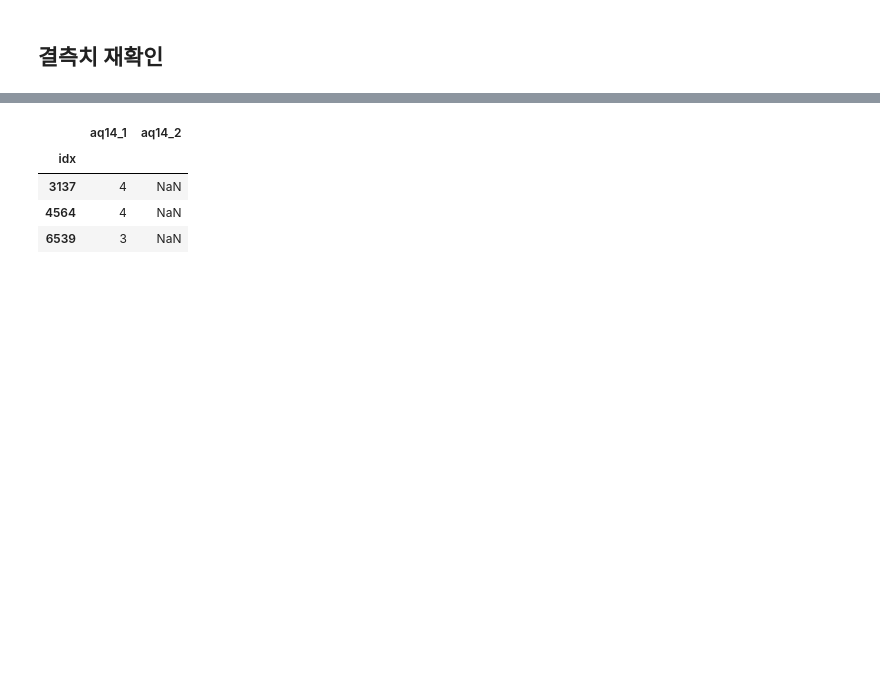
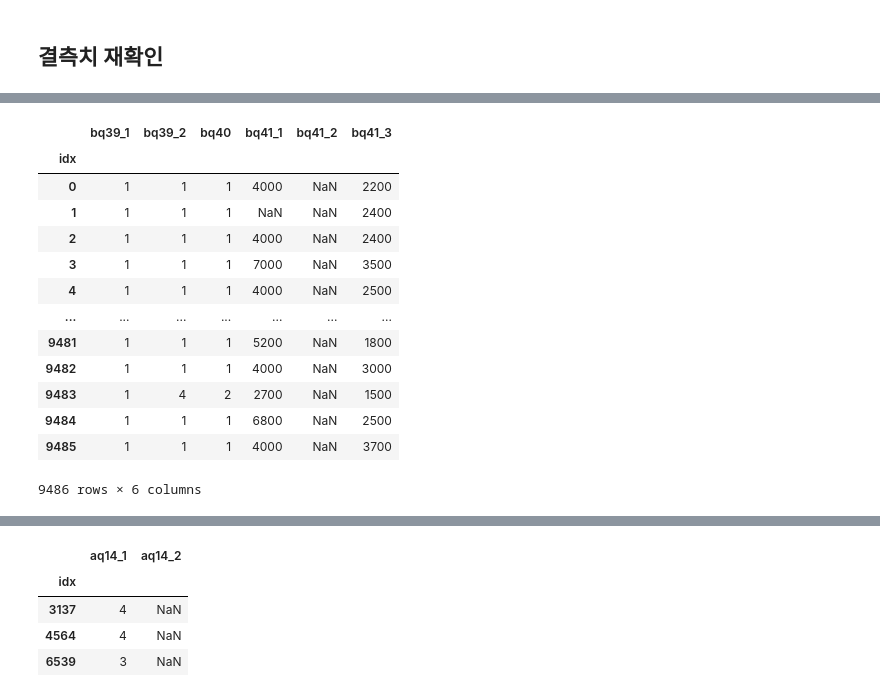
Before and after one commit to joniekwon/dacon, a Jupyter notebook: know/DAY1 EDA.ipynb, the cells around one changed output, grey strips where cells are left out. Saved outputs shown, nothing was run; the diff lists cells and outputs as text; code cells hidden in the pictures; blank space fills up the shorter version.

```diff
--- a/know/DAY1 EDA.ipynb
+++ b/know/DAY1 EDA.ipynb
@@ -457,0 +828,5 @@ test
+# %%
+know_train[0].loc[know_train[0].bq32.isna(),'bq32'] = '없음'
+know_test[0].loc[know_test[0].bq32.isna(),'bq32'] = '없음'
+know_train[0].loc[know_train[0].bq32=='없다','bq32'] = '없음'
+know_test[0].loc[know_test[0].bq32=='없다','bq32'] = '없음'
@@ -457,0 +866,5 @@ test
+# %%
+know_train[0].loc[know_train[0].bq33.isna(),'bq33'] = '모름'
+know_test[0].loc[know_test[0].bq33.isna(),'bq33'] = '모름'
+know_train[0].loc[know_train[0].bq33=='없다','bq33'] = '없음'
+know_test[0].loc[know_test[0].bq33=='없다','bq33'] = '없음'
@@ -457,0 +904,7 @@ test
+# %%
+know_train[0].loc[know_train[0].bq34.isna(),'bq34'] = '모름'
+know_test[0].loc[know_test[0].bq34.isna(),'bq34'] = '모름'
+know_train[0].loc[know_train[0].bq34=='없다','bq34'] = '없음'
+know_test[0].loc[know_test[0].bq34=='없다','bq34'] = '없음'
+know_train[0].loc[know_train[0].bq34=='모르겠음','bq34'] = '모름'
+know_test[0].loc[know_test[0].bq34=='모르겠음','bq34'] = '모름'
@@ -457,0 +956,3 @@ test
+# %%
+know_train[0].loc[know_train[0].bq38_1.isna(),'bq38_1'] = '미응답'
+know_test[0].loc[know_test[0].bq38_1.isna(),'bq38_1'] = '미응답'
@@ -457,0 +970,17 @@ test
+# %%
+know_train[0].loc[:,['bq39_1','bq39_2','bq40', 'bq41_1', 'bq41_2', 'bq41_3']]
+# %% [output]
+|  | bq39_1 | bq39_2 | bq40 | bq41_1 | bq41_2 | bq41_3 |
+| idx |  |  |  |  |  |  |
+| 0 | 1 | 1 | 1 | 4000 | NaN | 2200 |
+| 1 | 1 | 1 | 1 | NaN | NaN | 2400 |
+| 2 | 1 | 1 | 1 | 4000 | NaN | 2400 |
+| 3 | 1 | 1 | 1 | 7000 | NaN | 3500 |
+| 4 | 1 | 1 | 1 | 4000 | NaN | 2500 |
+| ... | ... | ... | ... | ... | ... | ... |
+| 9481 | 1 | 1 | 1 | 5200 | NaN | 1800 |
+| 9482 | 1 | 1 | 1 | 4000 | NaN | 3000 |
+| 9483 | 1 | 4 | 2 | 2700 | NaN | 1500 |
+| 9484 | 1 | 1 | 1 | 6800 | NaN | 2500 |
+| 9485 | 1 | 1 | 1 | 4000 | NaN | 3700 |
+9486 rows × 6 columns
```
Also changed, not shown: parts of 100 cells of this notebook.
